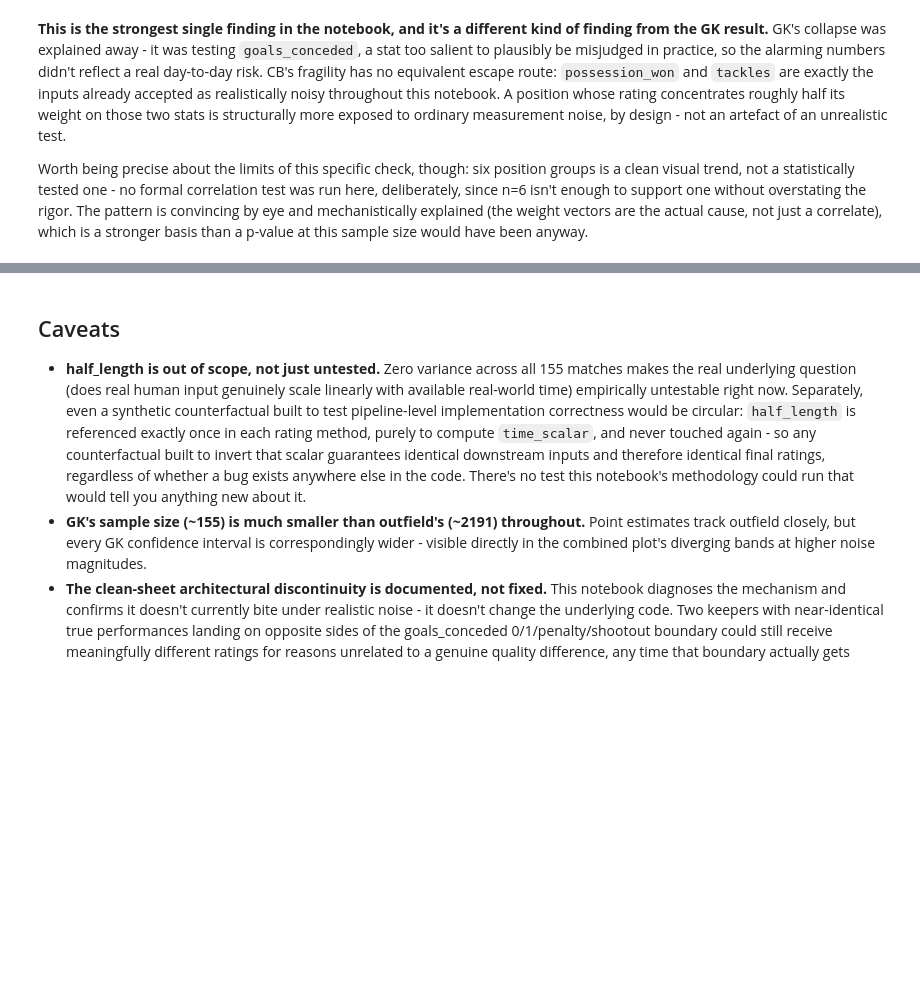
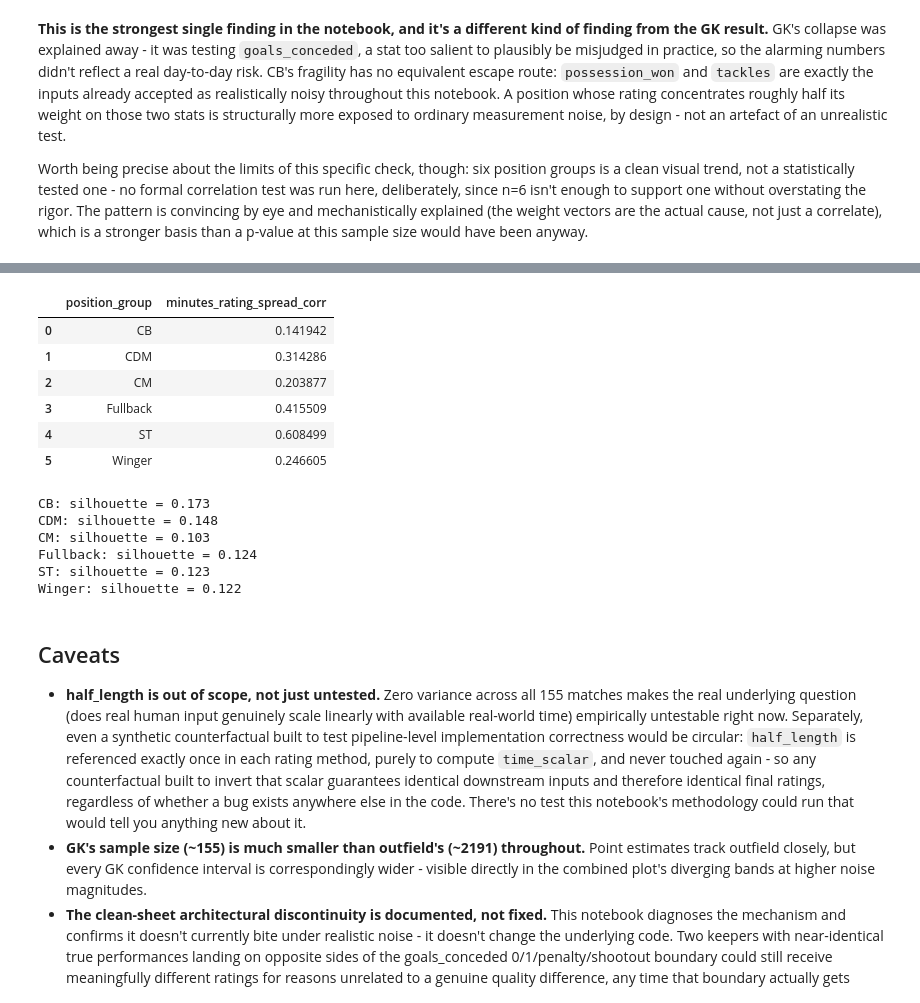
Before and after one commit to Kaziksobo/Gaffers-Clipboard, a Jupyter notebook: workshop/ratings_validation/rating_reliability.ipynb, the cells around one changed output, grey strips where cells are left out. Cells and saved outputs as stored; diff of their text form; code cells hidden in the pictures; blank space fills up the shorter version.

```diff
--- a/workshop/ratings_validation/rating_reliability.ipynb
+++ b/workshop/ratings_validation/rating_reliability.ipynb
@@ -916,3 +1072,46 @@ have been anyway.
+# %%
+diagnostic_results = []
+for group in position_groups_to_test:
+    group_target_ids, ratings, labels = cluster_assignments[group]
+    minutes = np.array([performance_lookup[tid][0].get('minutes_played', 90) for tid in group_target_ids])
+
+    within_cluster_minutes_std = []
+    within_cluster_rating_std = []
+    for cluster_id in np.unique(labels):
+        mask = labels == cluster_id
+        if mask.sum() > 1:
+            within_cluster_minutes_std.append(minutes[mask].std())
+            within_cluster_rating_std.append(ratings[mask].std())
+
+    corr, _ = stats.spearmanr(within_cluster_minutes_std, within_cluster_rating_std)
+    diagnostic_results.append({'position_group': group, 'minutes_rating_spread_corr': corr})
+
+pd.DataFrame(diagnostic_results)
+# %% [output]
+|  | position_group | minutes_rating_spread_corr |
+| 0 | CB | 0.141942 |
+| 1 | CDM | 0.314286 |
+| 2 | CM | 0.203877 |
+| 3 | Fullback | 0.415509 |
+| 4 | ST | 0.608499 |
+| 5 | Winger | 0.246605 |
+# %%
+from sklearn.metrics import silhouette_score
+
+for group in position_groups_to_test:
+    group_target_ids, ratings, labels = cluster_assignments[group]
+    position_weights = weights[position_weight_keys[group]]
+    features = build_feature_matrix_weighted(group_target_ids, position_weights)
+    features_z = StandardScaler().fit_transform(features)
+    score = silhouette_score(features_z, labels)
+    print(f"{group}: silhouette = {score:.3f}")
+# %% [output]
+CB: silhouette = 0.173
+CDM: silhouette = 0.148
+CM: silhouette = 0.103
+Fullback: silhouette = 0.124
+ST: silhouette = 0.123
+Winger: silhouette = 0.122
 # %% [markdown]
 ## Caveats
 
```
Also changed, not shown: parts of 10 cells of this notebook.
